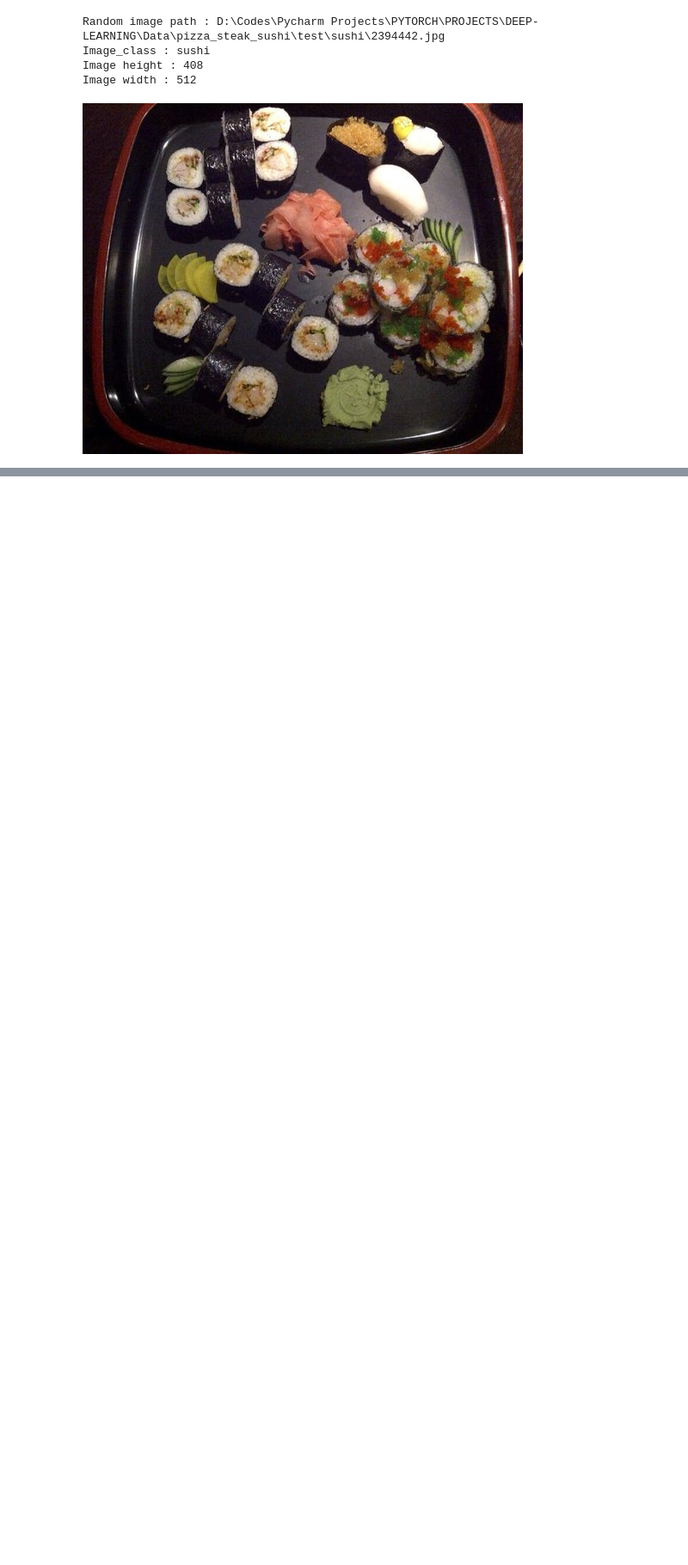
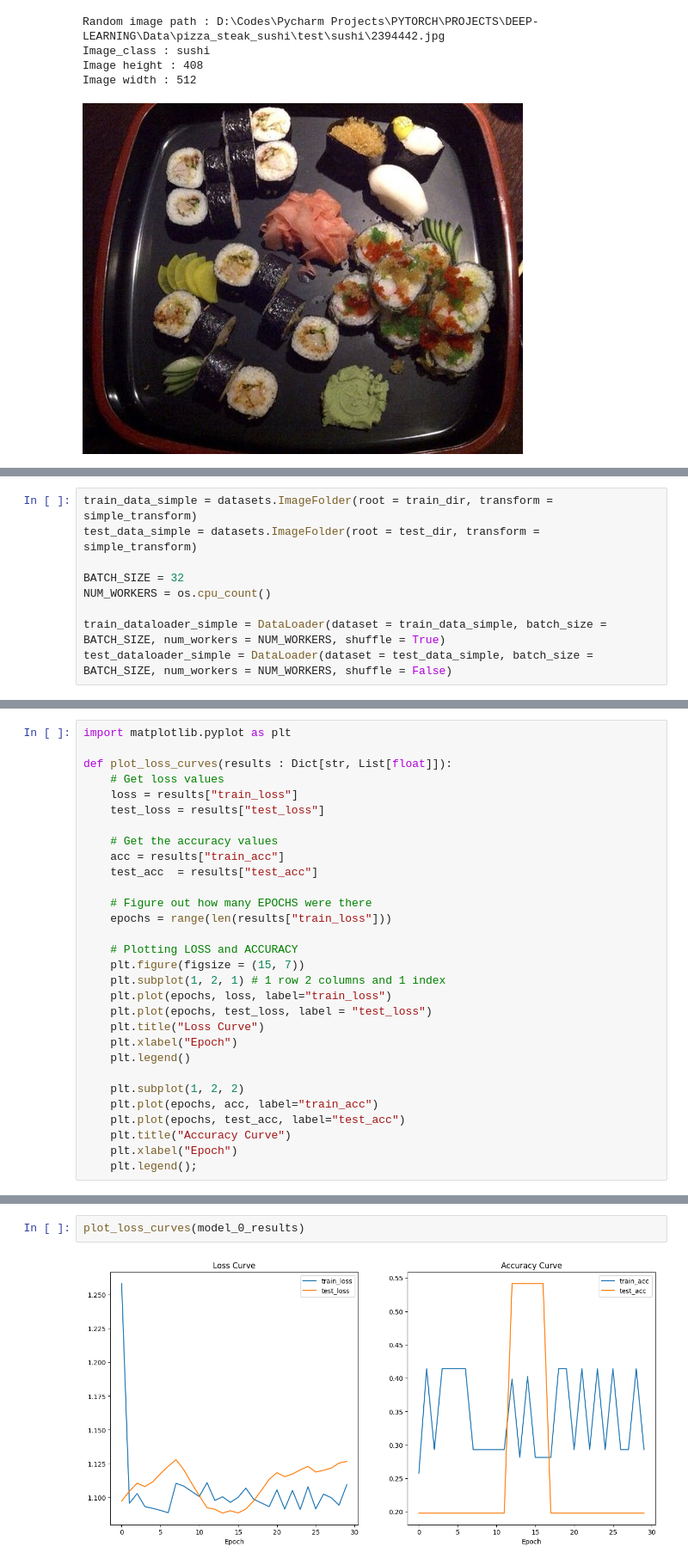
Before and after one commit to Sanket1281/DEEP-LEARNING, a Jupyter notebook: Data-Augmentation.ipynb, the cells around one changed output, grey strips where cells are left out. Shown at 86% size. Cells and saved outputs as stored; diff of their text form; blank space fills up the shorter version.

```diff
--- a/Data-Augmentation.ipynb
+++ b/Data-Augmentation.ipynb
@@ -70,0 +86,9 @@ Image width : 512
+# %%
+train_data_simple = datasets.ImageFolder(root = train_dir, transform = simple_transform)
+test_data_simple = datasets.ImageFolder(root = test_dir, transform = simple_transform)
+
+BATCH_SIZE = 32
+NUM_WORKERS = os.cpu_count()
+
+train_dataloader_simple = DataLoader(dataset = train_data_simple, batch_size = BATCH_SIZE, num_workers = NUM_WORKERS, shuffle = True)
+test_dataloader_simple = DataLoader(dataset = test_data_simple, batch_size = BATCH_SIZE, num_workers = NUM_WORKERS, shuffle = False)
@@ -70,0 +363,30 @@ Image width : 512
+# %%
+import matplotlib.pyplot as plt
+
+def plot_loss_curves(results : Dict[str, List[float]]):
+    # Get loss values
+    loss = results["train_loss"]
+    test_loss = results["test_loss"]
+
+    # Get the accuracy values
+    acc = results["train_acc"]
+    test_acc  = results["test_acc"]
+
+    # Figure out how many EPOCHS were there
+    epochs = range(len(results["train_loss"]))
+
+    # Plotting LOSS and ACCURACY
+    plt.figure(figsize = (15, 7))
+    plt.subplot(1, 2, 1) # 1 row 2 columns and 1 index
+    plt.plot(epochs, loss, label="train_loss")
+    plt.plot(epochs, test_loss, label = "test_loss")
+    plt.title("Loss Curve")
+    plt.xlabel("Epoch")
+    plt.legend()
+
+    plt.subplot(1, 2, 2)
+    plt.plot(epochs, acc, label="train_acc")
+    plt.plot(epochs, test_acc, label="test_acc")
+    plt.title("Accuracy Curve")
+    plt.xlabel("Epoch")
+    plt.legend();
@@ -70,0 +417,4 @@ Image width : 512
+# %%
+plot_loss_curves(model_0_results)
+# %% [output]
+[figure, added]
```
Also changed, not shown: parts of 35 cells of this notebook, 1 other file.
